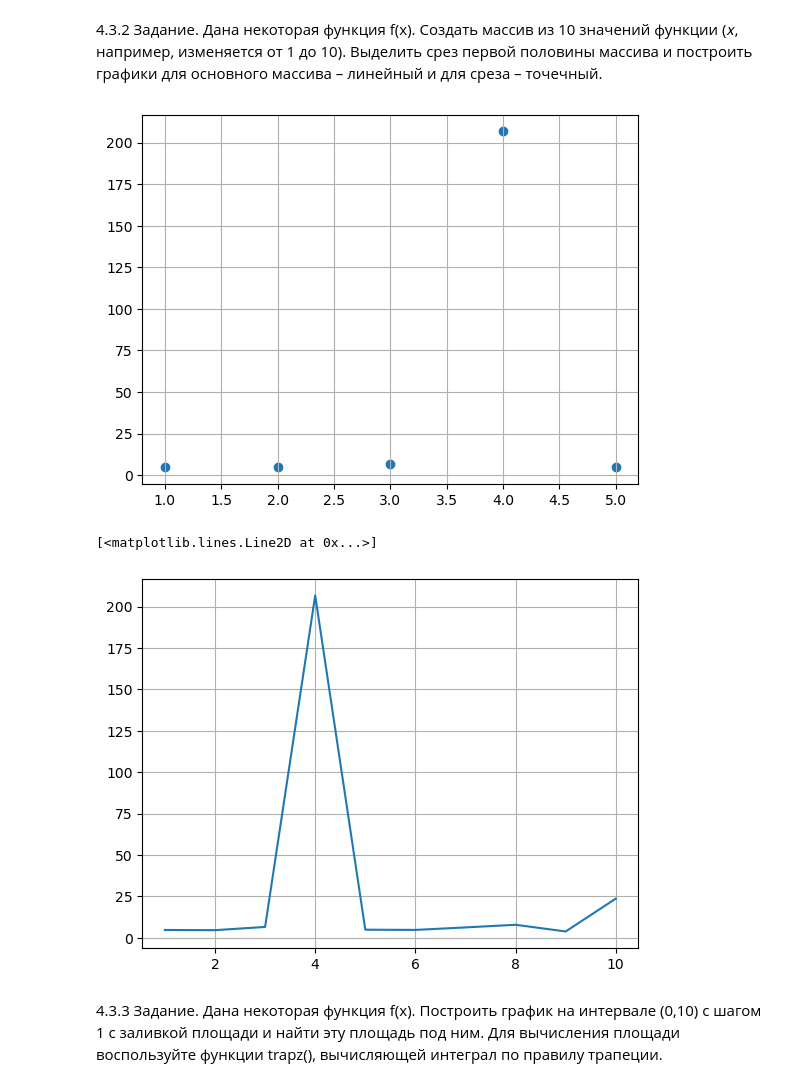
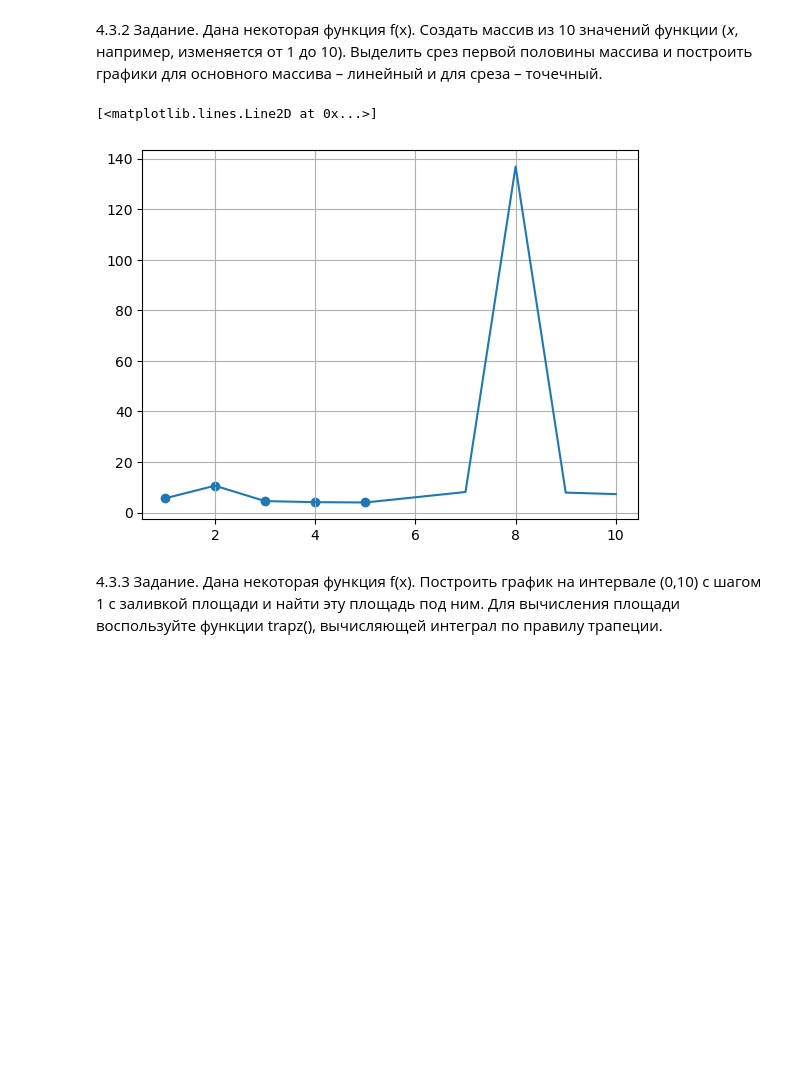
Before and after one commit to shuevalov/ai-2nd-term, a Jupyter notebook: workbook1.ipynb, the cells around one changed output. Cells and saved outputs as stored; diff of their text form; code cells hidden in the pictures; blank space fills up the shorter version.

```diff
--- a/workbook1.ipynb
+++ b/workbook1.ipynb
@@ -261,31 +261,27 @@ plt.scatter(nums, x)
 # %%
 import math as m
 import numpy as np
-from matplotlib import pyplot as pyplot
-import random
+from matplotlib import pyplot as plt
 
 def f(x):
     return (m.sqrt(1 + m.e**m.sqrt(x) + m.cos(x)**2)
     / m.fabs(1 - m.sin(x)**3)) + m.log(m.fabs(2*x)) # функция
 
 par = 10
-nums = list(range(1, par + 1)) # номера
-nums_srez = list(range(1, (par // 2) + 1)) # номера для среза
-x = list(range(par))
-srez = list(range(par // 2))
+x = list(range(1, par + 1)) # номера
+x_srez = list(range(1, (par // 2) + 1)) # номера для среза
+y = list(range(par))
+y_srez = list(range(par // 2))
 for i in range(par):
-    x[i] = f(random.uniform(1, 10)) # заполняем массив значениями функции рандомных чисел от 1 до 10
+    y[i] = f(x[i]) # заполняем массив значениями функции рандомных чисел от 1 до 10
     if i < par // 2:
-        srez[i] = x[i] # заполняем срез
+        y_srez[i] = y[i] # заполняем срез
 plt.grid() # сетка
-plt.scatter(nums_srez, srez) # точечный график
-plt.show() # второй график
-plt.grid()
-plt.plot(nums, x) # линейный график
+plt.scatter(x_srez, y_srez) # точечный график
+plt.plot(x, y) # линейный график
 # %% [output]
+[<matplotlib.lines.Line2D at 0x...>]
-[figure, old version]
+[figure, new version]
-[<matplotlib.lines.Line2D at 0x...>]
-[figure, removed]
 # %% [markdown]
 4.3.3 Задание. Дана некоторая функция f(x). Построить график на интервале (0,10) с шагом 1 с заливкой площади и найти эту площадь под ним. Для вычисления площади воспользуйте функции trapz(), вычисляющей интеграл по правилу трапеции.
 # %%
```
Also changed, not shown: 1 other file.
